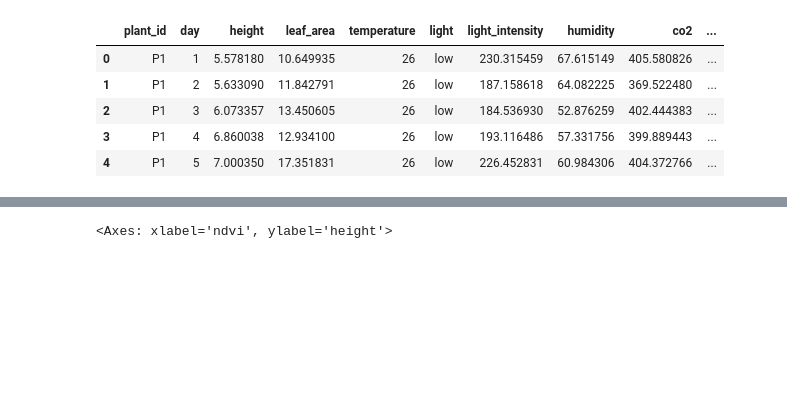
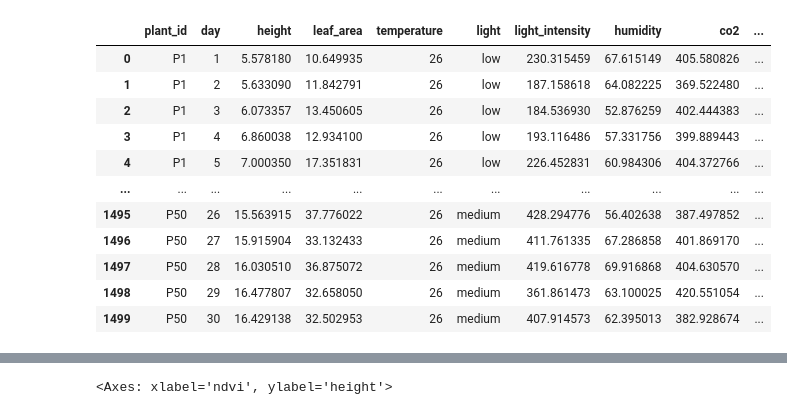
Before and after one commit to unachia/plant_phenotype_analysis, a Jupyter notebook: codebook.ipynb, the cells around one changed output, grey strips where cells are left out. Cells and saved outputs as stored; diff of their text form; code cells hidden in the pictures; blank space fills up the shorter version.

```diff
--- a/codebook.ipynb
+++ b/codebook.ipynb
@@ -45,86 +65,16 @@ import statsmodels.formula.api as smf
 # %%
-np.random.seed(42)
-
-n_plants = 50
-n_days = 30
-
-plant_ids = [f"P{i}" for i in range(1, n_plants + 1)]
-days = np.arange(1, n_days + 1)
-
-data = []
-
-for plant in plant_ids:
-    temperature = np.random.choice([18, 22, 26])
-    light_cat = np.random.choice(["low", "medium", "high"])
-    treatment = np.random.choice(["control", "fertilizer"])
-
-    # map light to numeric intensity
-    light_map = {"low": 200, "medium": 400, "high": 700}
-    light_intensity_base = light_map[light_cat]
-
-    base_growth_rate = 0.3 + (temperature - 18) * 0.02
-
-    if light_cat == "medium":
-        base_growth_rate += 0.1
-    elif light_cat == "high":
-        base_growth_rate += 0.2
-
-    if treatment == "fertilizer":
-        base_growth_rate += 0.15
-
-    height = 5
-
-    for day in days:
-        noise = np.random.normal(0, 0.2)
-
-        # growth
-        growth = base_growth_rate * np.exp(-day / 40)
-        height += growth + noise
-
-        leaf_area = height * np.random.uniform(1.8, 2.5)
-
-        # Environmental variation over time
-        humidity = np.random.normal(60, 5)
-        co2 = np.random.normal(400, 20)
-        light_intensity = light_intensity_base + np.random.normal(0, 30)
-
-        # Sensor-like features (correlated with plant state)
-        ndvi = 0.3 + 0.02 * height + np.random.normal(0, 0.02)
-        greenness = 0.5 + 0.03 * height + np.random.normal(0, 0.03)
-
-        canopy_volume = height * leaf_area * np.random.uniform(0.8, 1.2)
-
-        # Water stress (inverse of good conditions)
-        water_stress = (
-            1 / (light_intensity / 500 + humidity / 100 + 0.1)
-            + np.random.normal(0, 0.02)
-        )
-
-        data.append([
-            plant, day, height, leaf_area,
-            temperature, light_cat, light_intensity,
-            humidity, co2,
-            ndvi, greenness, canopy_volume,
-            water_stress,
-            treatment
-        ])
-
-df = pd.DataFrame(data, columns=[
-    "plant_id", "day", "height", "leaf_area",
-    "temperature", "light", "light_intensity",
-    "humidity", "co2",
-    "ndvi", "greenness_index", "canopy_volume",
-    "water_stress_index",
-    "treatment"
-])
-
-df.to_csv("plant_growth_sensor_data.csv", index=False)
-
-df.head()
+df = pd.read_csv("plant_growth_sensor_data.csv")
+df
 # %% [output]
 |  | plant_id | day | height | leaf_area | temperature | light | light_intensity | humidity | co2 | ... |
 | 0 | P1 | 1 | 5.578180 | 10.649935 | 26 | low | 230.315459 | 67.615149 | 405.580826 | ... |
 | 1 | P1 | 2 | 5.633090 | 11.842791 | 26 | low | 187.158618 | 64.082225 | 369.522480 | ... |
 | 2 | P1 | 3 | 6.073357 | 13.450605 | 26 | low | 184.536930 | 52.876259 | 402.444383 | ... |
 | 3 | P1 | 4 | 6.860038 | 12.934100 | 26 | low | 193.116486 | 57.331756 | 399.889443 | ... |
 | 4 | P1 | 5 | 7.000350 | 17.351831 | 26 | low | 226.452831 | 60.984306 | 404.372766 | ... |
+| ... | ... | ... | ... | ... | ... | ... | ... | ... | ... | ... |
+| 1495 | P50 | 26 | 15.563915 | 37.776022 | 26 | medium | 428.294776 | 56.402638 | 387.497852 | ... |
+| 1496 | P50 | 27 | 15.915904 | 33.132433 | 26 | medium | 411.761335 | 67.286858 | 401.869170 | ... |
+| 1497 | P50 | 28 | 16.030510 | 36.875072 | 26 | medium | 419.616778 | 69.916868 | 404.630570 | ... |
+| 1498 | P50 | 29 | 16.477807 | 32.658050 | 26 | medium | 361.861473 | 63.100025 | 420.551054 | ... |
+| 1499 | P50 | 30 | 16.429138 | 32.502953 | 26 | medium | 407.914573 | 62.395013 | 382.928674 | ... |
```
Also changed, not shown: parts of 53 cells of this notebook.
